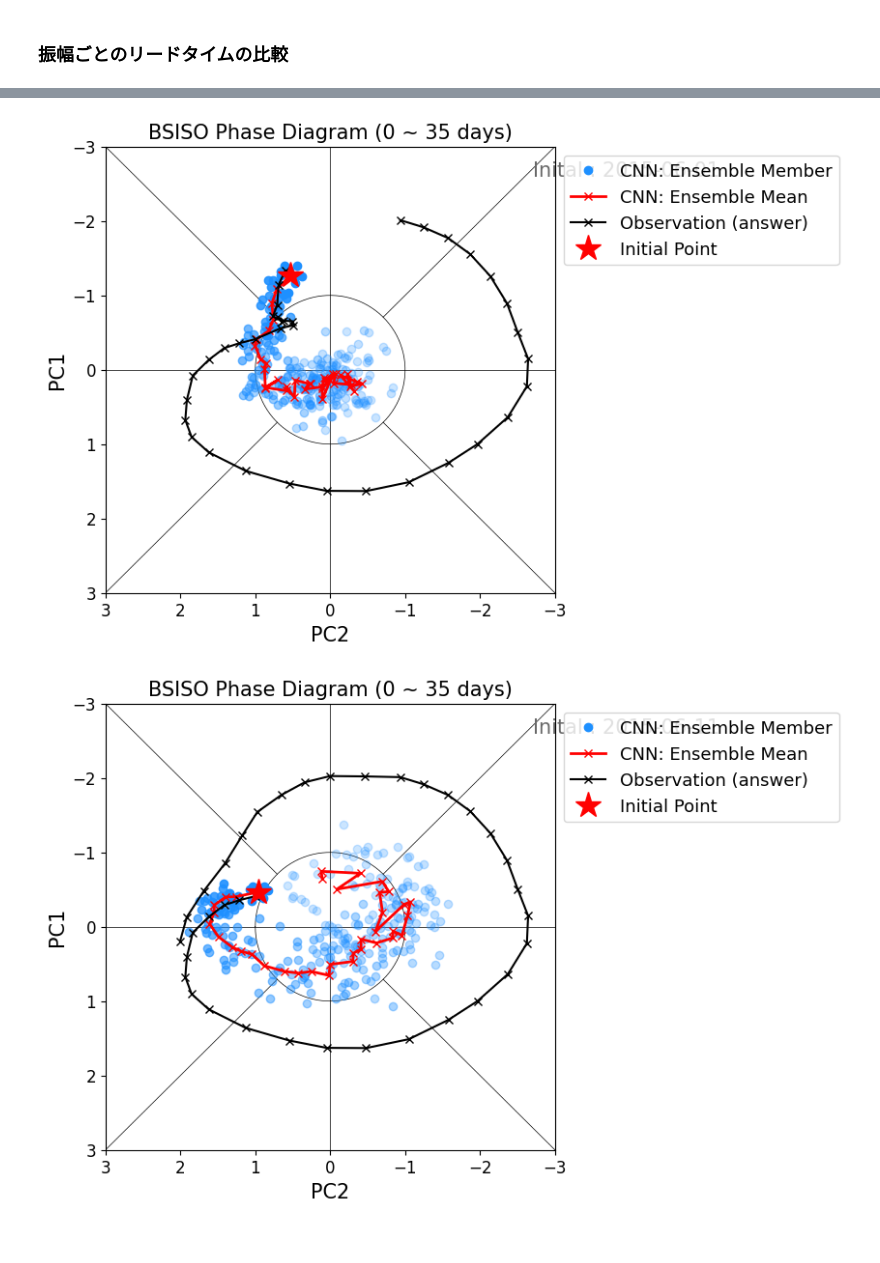
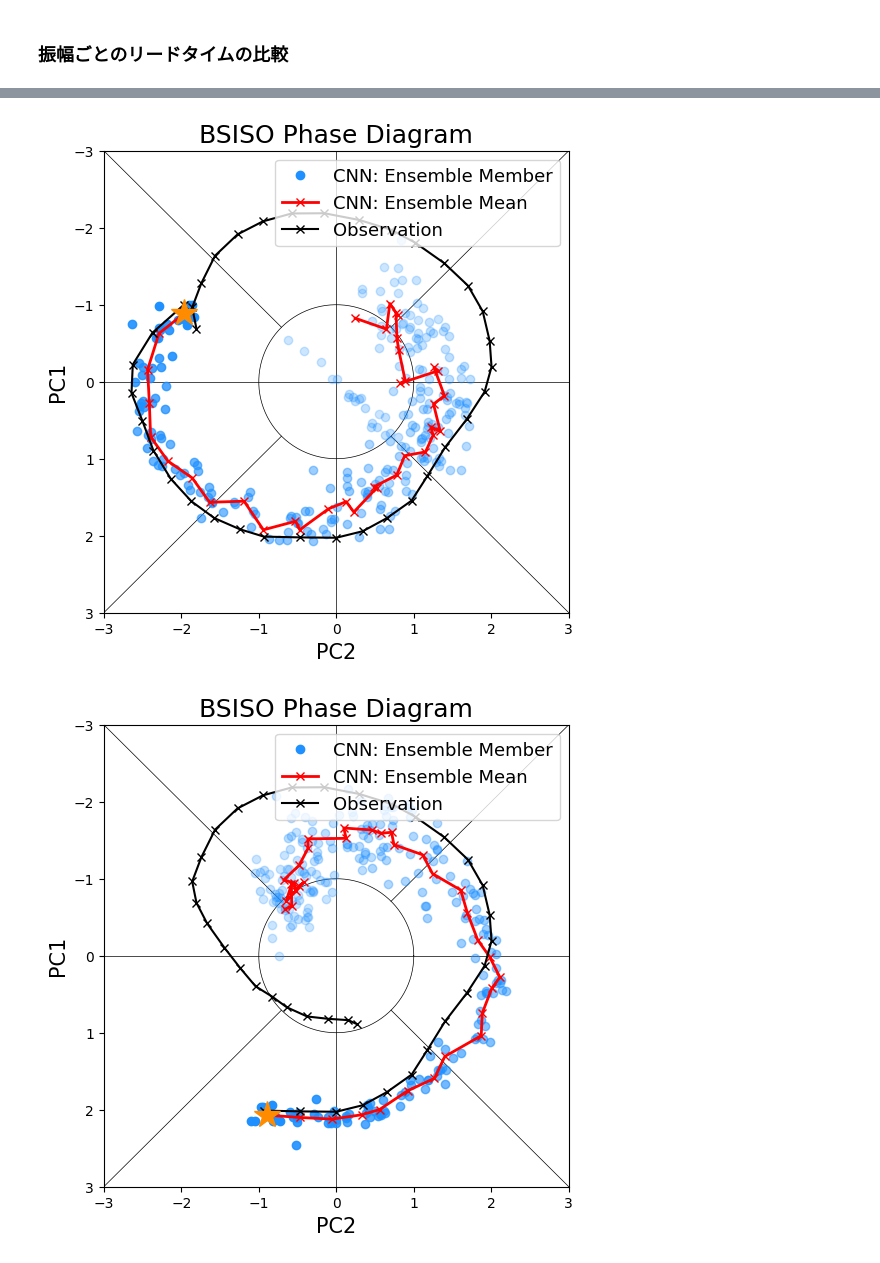
Before and after one commit to Yuumae1/machine_learning, a Jupyter notebook: notebook/cnn_analysis_v2.ipynb, the cells around one changed output, grey strips where cells are left out. Cells and saved outputs as stored; diff of their text form; code cells hidden in the pictures.

```diff
--- a/notebook/cnn_analysis_v2.ipynb
+++ b/notebook/cnn_analysis_v2.ipynb
@@ -120,13 +120,13 @@ print(cor_mm)
 ValueError: setting an array element with a sequence.
 # %%
 # ensemble mean
-high = [0.95, 0.95, 0.95, 0.9, 0.9,
+high = [0.9, 0.9, 0.9, 0.9, 0.9,
         0.8, 0.8, 0.8, 0.8, 0.8,
         0.7, 0.7, 0.6, 0.6, 0.6,
         0.6, 0.6, 0.5, 0.5, 0.5,
         0.5, 0.5, 0.4, 0.4, 0.4,
         0.4, 0.4, 0.3, 0.3, 0.3,
-        0.3, 0.3, 0.25, 0.25, 0.2,
+        0.3, 0.3, 0.3, 0.3, 0.2,
         0.2]
 # lead time ごとに上の閾値を超えるモデルの数をカウント
 esm_all    = np.zeros((pred.shape))
@@ -149,8 +149,7 @@ print('esm_mjjaso : ', esm_mjjaso.shape)
 print('esm_ndjfma : ', esm_ndjfma.shape)
 
 #　ensemble のカウント
-menber_nm = np.count_nonzero(~np.isnan(esm_all[:,:,0,0]), axis=1)
-print('esm_menber = ', menber_nm )
+print('esm_menber = ', np.count_nonzero(~np.isnan(esm_all[:,:,0,0]), axis=1))
 # %% [output]
 esm_all    :  (36, 20, 2520, 2)
 esm_jja    :  (36, 20, 644, 2)
@@ -693,50 +513,46 @@ plt.legend(fontsize=14, framealpha=0.2)
 # %%
 start = 140
-stop  = 0
-rt_jja = rt[jja]
-for stop in range(0, 40, 10):
+stop  = 170
+for stop in range(25, 88, 10):
     plt.figure(figsize=(6,6))
     # r = 1 の円
     theta = np.linspace(0, 2*np.pi, 100)
     x = np.cos(theta)
     y = np.sin(theta)
     plt.plot(x, y, 'k', linewidth=0.5)
     # 中心線
     plt.hlines(0, -3, 3, 'k', linewidth=0.5)
     plt.vlines(0, -3, 3, 'k', linewidth=0.5)
     # 斜線
     plt.plot([-3, -np.sqrt(2)/2], [-3, -np.sqrt(2)/2], 'k', linewidth=0.5)
     plt.plot([np.sqrt(2)/2, 3], [np.sqrt(2)/2, 3], 'k', linewidth=0.5)
     plt.plot([-3, -np.sqrt(2)/2], [3, np.sqrt(2)/2], 'k', linewidth=0.5)
     plt.plot([np.sqrt(2)/2, 3], [-np.sqrt(2)/2, -3], 'k', linewidth=0.5)
 
     lt = np.arange(36)
     #label_box = [f'{i}day' for i in range(0,36,5)]
     label_box = np.arange(0,36,5)
     cmap = plt.get_cmap('winter')
     for tt in range(36):
         if tt == 0:
             #plt.scatter(esm_jja[tt,:,stop,1], -esm_jja[tt,:,stop,0], c=cmap(float(tt)/36), marker='o', label='CNN: Ensemble Member', alpha=0.5)
-            plt.plot(esm_jja[tt,:,stop,1], esm_jja[tt,:,stop,0], 'o', color='dodgerblue', label='CNN: Ensemble Member', alpha=1/(tt*.1+1))
+            plt.plot(esm_jja[tt,:,stop,1], -esm_jja[tt,:,stop,0], 'o', color='dodgerblue', label='CNN: Ensemble Member', alpha=1/(tt*.1+1))
         else:
             #plt.scatter(esm_jja[tt,:,stop,1], -esm_jja[tt,:,stop,0], c=cmap(float(tt)/36), marker='o', alpha=0.5)
-            plt.plot(esm_jja[tt,:,stop,1], esm_jja[tt,:,stop,0], 'o', color='dodgerblue',  alpha=1/(tt*.1+1))
-    plt.plot(esm_jja_mean[lt,stop,1], esm_jja_mean[lt,stop,0], 'x', color='r', linestyle='-', linewidth=2., label='CNN: Ensemble Mean')
-    plt.plot(sup_jja[lt,0,stop,1], sup_jja[lt,0,stop,0], 'x', color='k', linestyle='-', label='Observation (answer)')
-    plt.plot(esm_jja_mean[0,stop,1], esm_jja_mean[0,stop,0], '*', markersize=20, color='r', label='Initial Point')
+            plt.plot(esm_jja[tt,:,stop,1], -esm_jja[tt,:,stop,0], 'o', color='dodgerblue',  alpha=1/(tt*.1+1))
+    plt.plot(esm_jja_mean[lt,stop,1], -esm_jja_mean[lt,stop,0], 'x', color='r', linestyle='-', linewidth=2., label='CNN: Ensemble Mean')
+    plt.plot(sup_jja[lt,0,stop,1], -sup_jja[lt,0,stop,0], 'x', color='k', linestyle='-', label='Observation')
+    plt.plot(esm_jja_mean[0,stop,1], -esm_jja_mean[0,stop,0], '*', markersize=20,color='darkorange')
     #plt.plot(sup_jja[0,0,stop+35,1], sup_jja[0,0,start:stop+35,0], 'x',color='b', linestyle='-', label='observation')
     #for tt, label in enumerate(label_box):
-    #    plt.annotate(label, (esm_jja_mean[tt*5,stop,1], -esm_jja_mean[tt*5,stop,0]), fontsize=15, color='r')
+    #    plt.annotate(label, (esm_jja_mean[tt*5,stop,1], esm_jja_mean[tt*5,stop,0]), fontsize=15,)
     plt.xlabel('PC2', fontsize=15)
     plt.ylabel('PC1', fontsize=15)
-    plt.xticks(fontsize=12)
-    plt.yticks(fontsize=12)
-    plt.title('BSISO Phase Diagram (0 ~ 35 days)', fontsize=15)
-    plt.text(-2.7, -2.6, f'Inital : {rt_jja[stop].strftime("%Y-%m-%d")}', fontsize=15, color='dimgrey')
-    plt.xlim(3, -3)
+    plt.title('BSISO Phase Diagram', fontsize=18)
+    plt.xlim(-3, 3)
     plt.ylim(3, -3)
-    # legend は枠の外に
-    plt.legend(fontsize=13, loc='upper left', bbox_to_anchor=(1, 1))
+
+    plt.legend(fontsize=13, loc='upper right')
 # %% [output]
-[figure, old version]
+[figure, new version]
-[figure, old version]
+[figure, new version]
```
Also changed, not shown: parts of 25 cells of this notebook, 3 other files.
